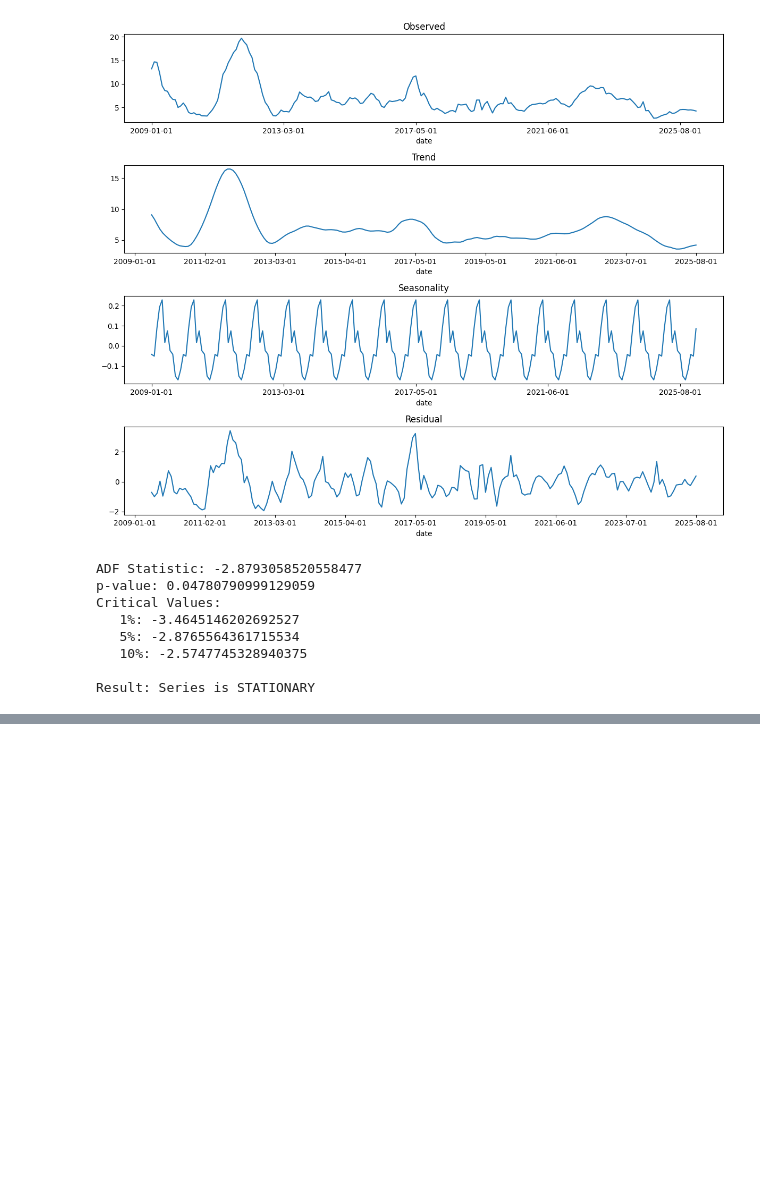
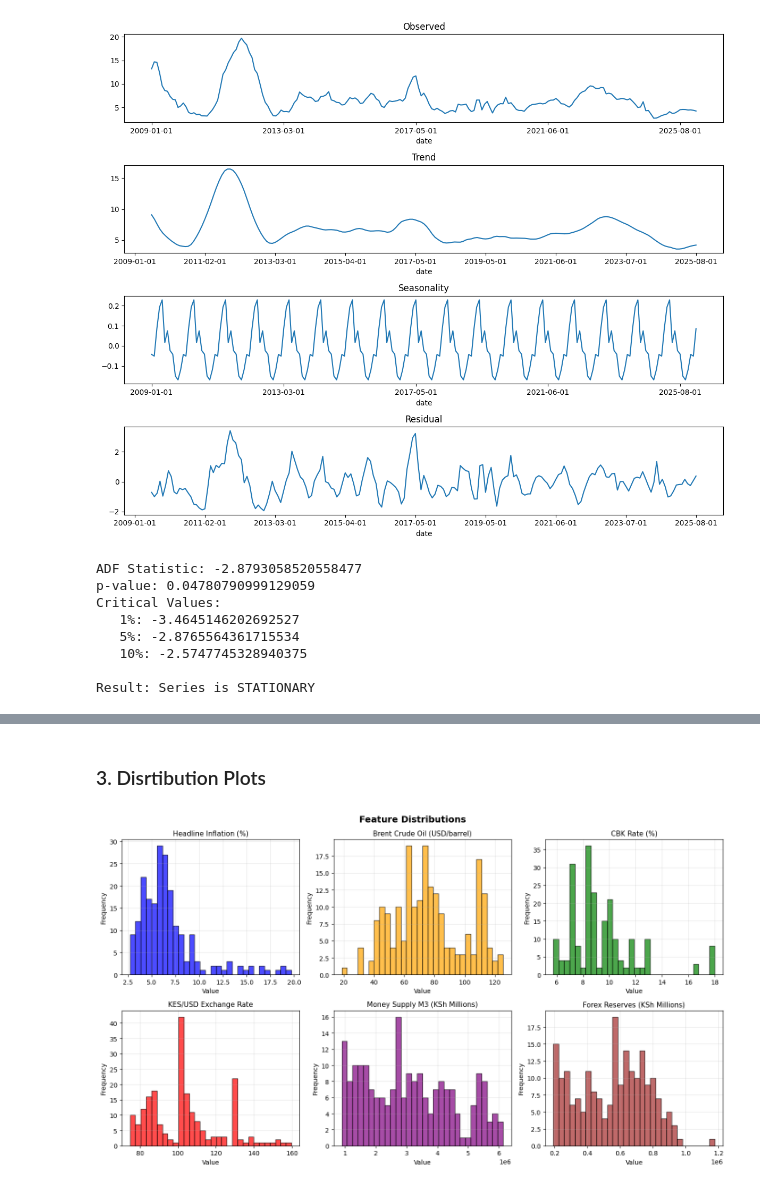
Before and after one commit to byronmorara59-prog/Inflation-Forcast-Capstone-Project, a Jupyter notebook: main.ipynb, the cells around one changed output, grey strips where cells are left out. Cells and saved outputs as stored; diff of their text form; code cells hidden in the pictures; blank space fills up the shorter version.

```diff
--- a/main.ipynb
+++ b/main.ipynb
@@ -633,0 +669,26 @@ Result: Differenced series is STATIONARY
+# %% [markdown]
+### 3. Disrtibution Plots
+# %%
+fig, axes = plt.subplots(2, 3, figsize=(14, 8))
+
+columns = ['headline_inflation', 'brent_crude', 'cbk_rate',
+           'kes_usd', 'm3', 'forex_reserves']
+titles = ['Headline Inflation (%)', 'Brent Crude Oil (USD/barrel)',
+          'CBK Rate (%)', 'KES/USD Exchange Rate',
+          'Money Supply M3 (KSh Millions)', 'Forex Reserves (KSh Millions)']
+colors = ['blue', 'orange', 'green', 'red', 'purple', 'brown']
+
+for i, (col, title, color) in enumerate(zip(columns, titles, colors)):
+    row = i // 3
+    col_idx = i % 3
+    axes[row, col_idx].hist(df[col], bins=30, color=color, alpha=0.7, edgecolor='black')
+    axes[row, col_idx].set_title(title, fontsize=11)
+    axes[row, col_idx].set_xlabel('Value')
+    axes[row, col_idx].set_ylabel('Frequency')
+    axes[row, col_idx].grid(True, alpha=0.3)
+
+plt.suptitle('Feature Distributions', fontsize=14, fontweight='bold')
+plt.tight_layout()
+plt.show();
+# %% [output]
+[figure, added]
```
Also changed, not shown: parts of 69 cells of this notebook, 7 other files.
